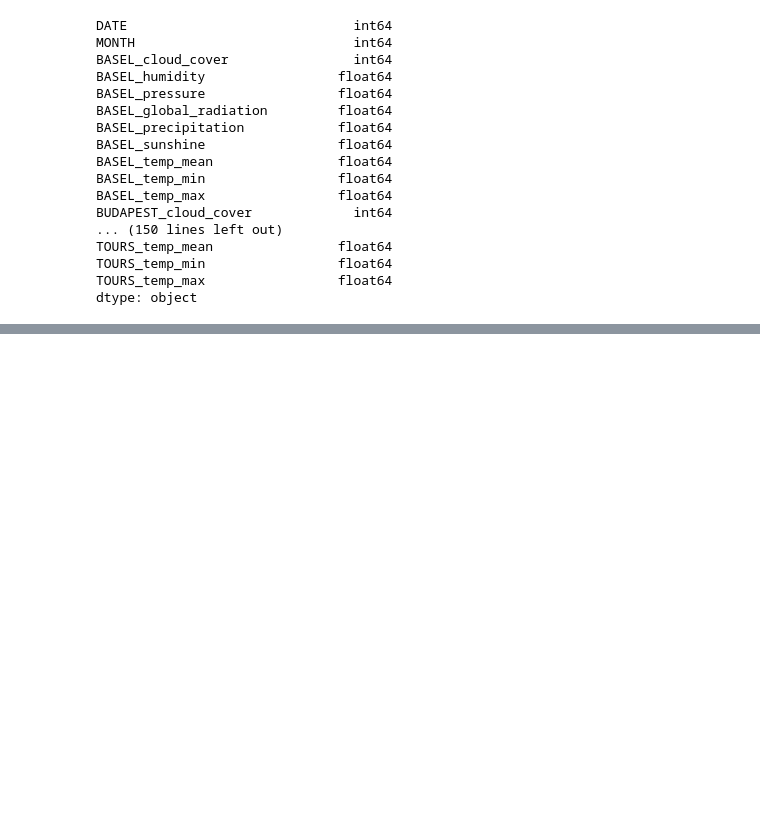
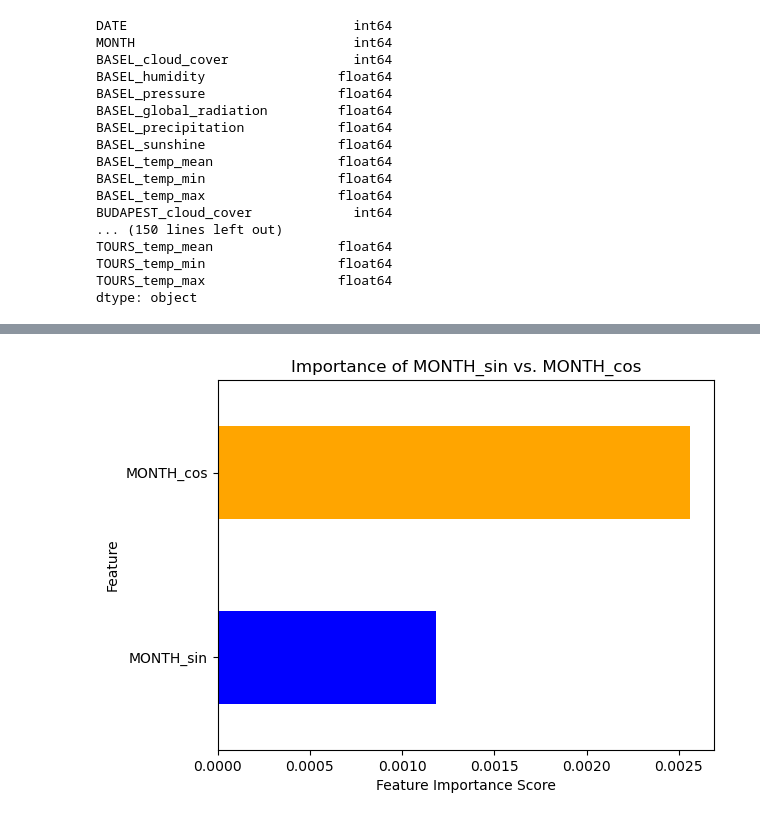
Before and after one commit to omnidox/cognizant-genspark-genai-training, a Jupyter notebook: introduction-to-genai/deliverables/mod_2_unsupervised_learning/Decision_Trees_Weather_Prediction.ipynb, the cells around one changed output, grey strips where cells are left out. Drawn from its saved outputs; the diff is of its cells as text; code cells hidden in the pictures; blank space fills up the shorter version.

Commit message:
initial regression random forest trained

```diff
--- a/introduction-to-genai/deliverables/mod_2_unsupervised_learning/Decision_Trees_Weather_Prediction.ipynb
+++ b/introduction-to-genai/deliverables/mod_2_unsupervised_learning/Decision_Trees_Weather_Prediction.ipynb
@@ -204,14 +218,28 @@ display(weather_data.describe())
 # %%
+import numpy as np
+
 # Define the target city and variable
 target_city = "DE_BILT"
 target_variable = f"{target_city}_wind_gust"
 
-# Dynamically generate a list of all columns related to the target city, except the target variable
-city_columns = [col for col in weather_data.columns if col.startswith(target_city) and col != target_variable]
+# Dynamically generate a list of all columns related to the target city in order to drop them
+city_columns = [col for col in weather_data.columns if col.startswith(target_city)]
 
 # Define features (X) and target (y)
-X = weather_data.drop(columns=city_columns)  # Drop all other columns of the target city
+X = weather_data.drop(columns=city_columns)  # Drop all columns of the target city
 y = weather_data[target_variable]  # Target: De Bilt's wind gust
+
+
+# Apply cyclical encoding of MONTH only to X
+X["MONTH_sin"] = np.sin(2 * np.pi * X["MONTH"] / 12)
+X["MONTH_cos"] = np.cos(2 * np.pi * X["MONTH"] / 12)
+
+# Drop the original MONTH column from X, keeping weather_data unchanged
+X.drop(columns=["MONTH"], inplace=True)
+
+# Drop the DATE column from X, keeping weather_data unchanged
+X.drop(columns=["DATE"], inplace=True)
+
 
 # Print to verify
 print(f"Dropped columns: {city_columns}")
@@ -218,0 +330,24 @@ print(f"Target variable: {target_variable}")
+# %%
+from sklearn.ensemble import RandomForestRegressor
+import pandas as pd
+
+# Fit a random forest model to determine feature importance
+model = RandomForestRegressor(n_estimators=100, random_state=42)
+model.fit(X, y)
+
+# Get feature importance scores
+feature_importances = pd.Series(model.feature_importances_, index=X.columns)
+# %%
+import matplotlib.pyplot as plt
+
+# Extract individual feature importances
+month_features = feature_importances.loc[["MONTH_sin", "MONTH_cos"]]
+
+# Plot
+month_features.plot(kind="barh", color=["blue", "orange"])
+plt.xlabel("Feature Importance Score")
+plt.ylabel("Feature")
+plt.title("Importance of MONTH_sin vs. MONTH_cos")
+plt.show()
+# %% [output]
+[figure, added]
```
Also changed, not shown: parts of 16 cells of this notebook, 2 other files.
